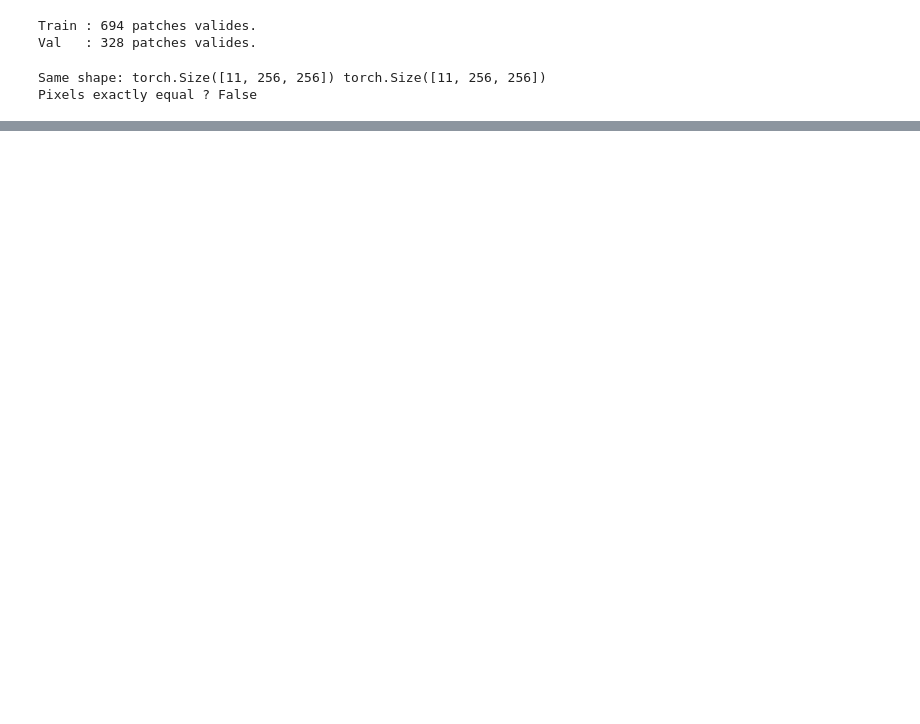
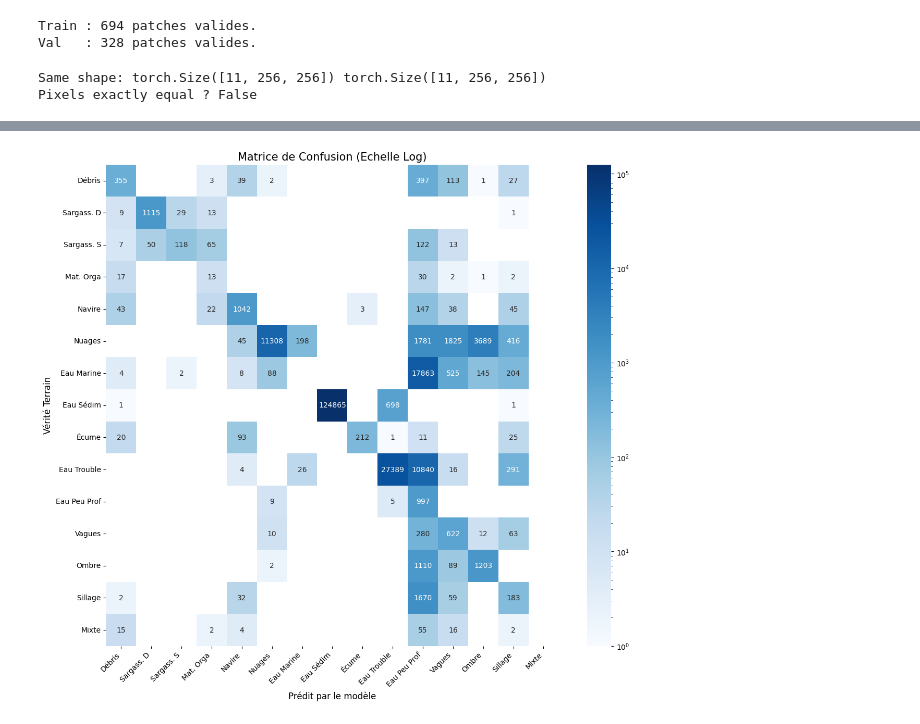
Before and after one commit to 3leopaul/satellite_image_ocean_trash_detector, a Jupyter notebook: src/notebook_main.ipynb, the cells around one changed output, grey strips where cells are left out. Cells and saved outputs as stored; diff of their text form; code cells hidden in the pictures; blank space fills up the shorter version.

Commit message:
model+ score et matrice

```diff
--- a/src/notebook_main.ipynb
+++ b/src/notebook_main.ipynb
@@ -410,7 +444,7 @@ def build_rf_dataset_from_splits(
     print("RF dataset : X =", X_all.shape, ", y =", Y_all.shape)
     return X_all, Y_all
 # %%
-data_root = os.path.join(os.getcwd(), "..", "data", "raw","MARIDA")
+data_root = os.path.join(os.getcwd(), "data", "raw","MARIDA")
 data_root = os.path.abspath(data_root)
 train_loader, val_loader = make_dataloaders(data_root, batch_size=4)
 test_loader = make_test_loader(data_root, batch_size=4)
@@ -873,0 +965,81 @@ KeyboardInterrupt:
+# %%
+from sklearn.metrics import confusion_matrix
+import seaborn as sns
+import matplotlib.pyplot as plt
+import numpy as np
+import torch
+from tqdm import tqdm
+
+# 1. DÉFINITION DES NOMS DE CLASSES (0 à 14)
+# (Ordre après décalage -1)
+class_names = [
+    'Débris', 'Sargass. D', 'Sargass. S', 'Mat. Orga', 'Navire',
+    'Nuages', 'Eau Marine', 'Eau Sédim', 'Écume', 'Eau Trouble',
+    'Eau Peu Prof', 'Vagues', 'Ombre', 'Sillage', 'Mixte'
+]
+
+def plot_confusion_matrix(model, loader, device):
+    print(" Calcul de la matrice de confusion en cours...")
+    model.eval()
+
+    all_preds = []
+    all_targets = []
+
+    with torch.no_grad():
+        for img, mask, conf in tqdm(loader, desc="Validation"):
+            img = img.to(device)
+            mask = mask.to(device)
+            conf = conf.to(device)
+
+            # --- MÊME LOGIQUE QUE L'ENTRAÎNEMENT ---
+            # 1. Masque de confiance
+            ignore_mask = build_conf_ignore_mask(conf, threshold=2)
+            target = apply_ignore_index_to_target(mask, ignore_mask, ignore_index=-100)
+
+            # 2. Décalage des classes (-1)
+            valid_pixels = (target != -100)
+            target[valid_pixels] = target[valid_pixels] - 1
+            target[target == -1] = -100
+
+            # 3. Prédiction
+            outputs = model(img)
+            preds = torch.argmax(outputs, dim=1)
+
+            # 4. Filtrage (On garde uniquement les pixels valides pour la matrice)
+            mask_valide = (target != -100)
+
+            all_preds.append(preds[mask_valide].cpu().numpy())
+            all_targets.append(target[mask_valide].cpu().numpy())
+
+    # Concaténation
+    y_pred = np.concatenate(all_preds)
+    y_true = np.concatenate(all_targets)
+
+    # Calcul de la matrice (lignes=Vrai, colonnes=Predit)
+    cm = confusion_matrix(y_true, y_pred, labels=range(15))
+
+    # --- AFFICHAGE GRAPHIQUE ---
+    plt.figure(figsize=(14, 12))
+
+    # On utilise une échelle logarithmique pour les couleurs car l'Eau écrase tout le reste
+    from matplotlib.colors import LogNorm
+    sns.heatmap(
+        cm,
+        annot=True,         # Afficher les nombres
+        fmt="d",            # Format entier
+        cmap="Blues",       # Couleur bleue
+        xticklabels=class_names,
+        yticklabels=class_names,
+        norm=LogNorm()      # Echelle log pour mieux voir les petites erreurs
+    )
+
+    plt.xlabel('Prédit par le modèle', fontsize=12)
+    plt.ylabel('Vérité Terrain', fontsize=12)
+    plt.title('Matrice de Confusion (Echelle Log)', fontsize=15)
+    plt.xticks(rotation=45, ha='right')
+    plt.yticks(rotation=0)
+    plt.show()
+
+# --- LANCEMENT ---
+plot_confusion_matrix(model, val_loader, DEVICE)
+# %% [output]
@@ -873,0 +1047 @@ KeyboardInterrupt:
+[figure, added]
```
Also changed, not shown: parts of 8 cells of this notebook, 2 other files.
